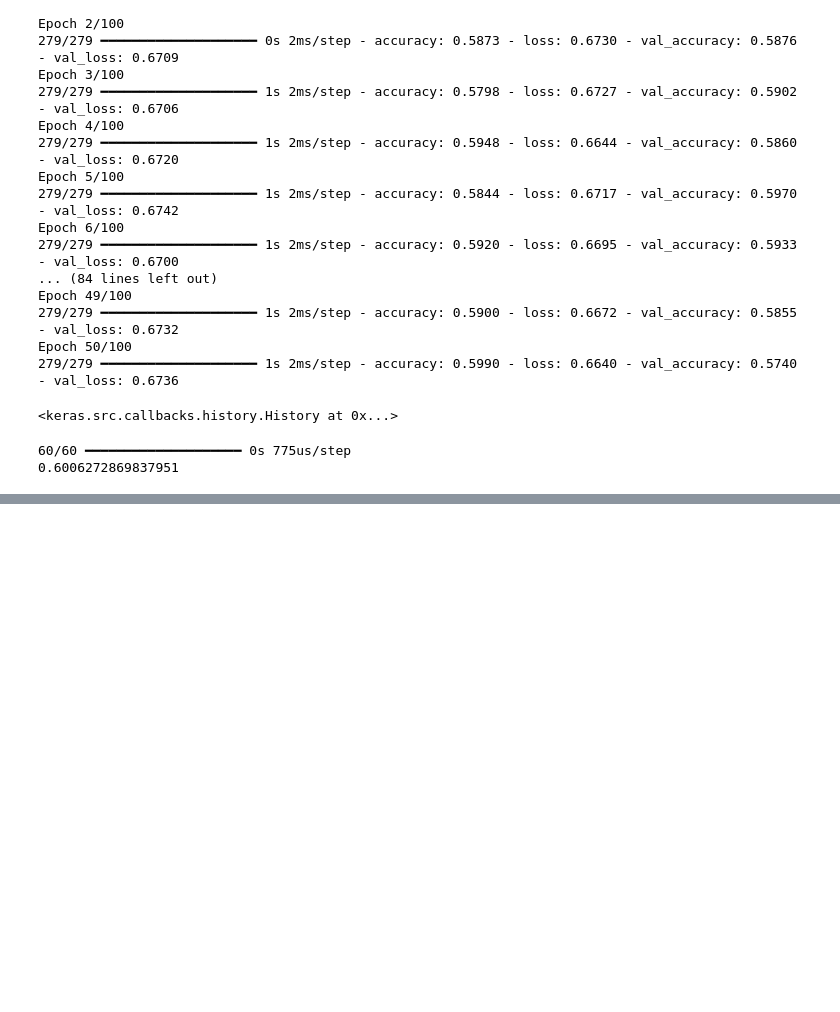
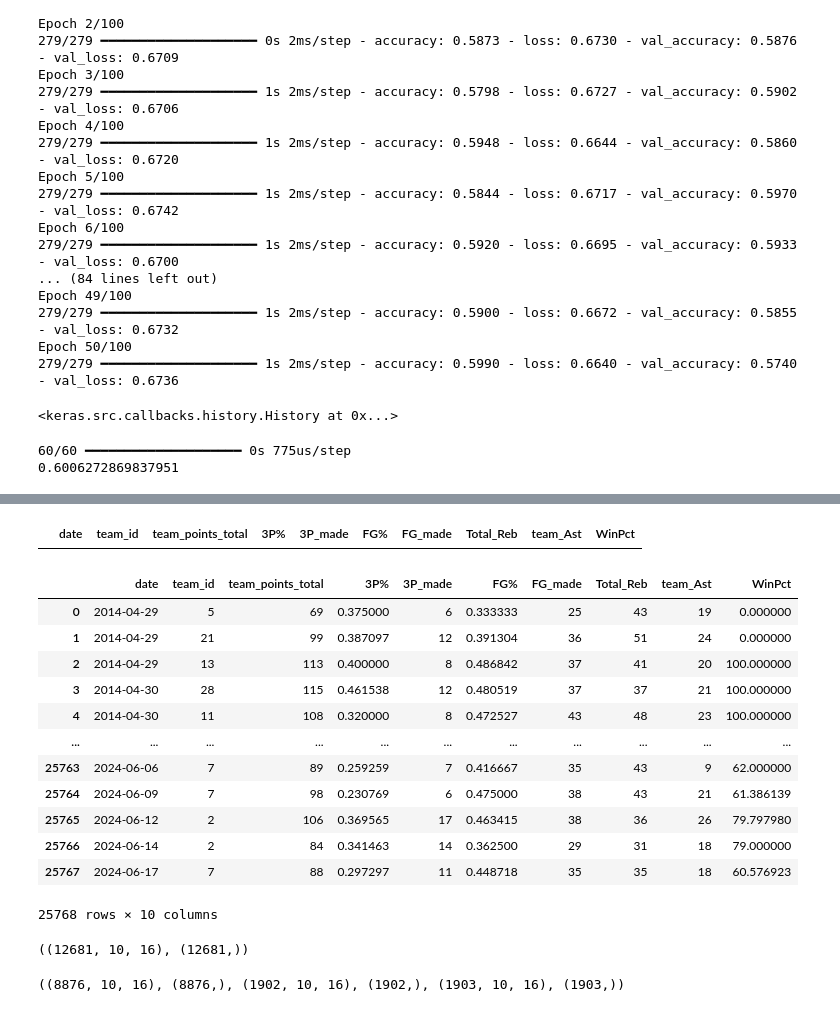
Before and after one commit to maxbraith/NBAModel, a Jupyter notebook: NBAModel/TimeSeriesML/timeSeriesWinner.ipynb, the cells around one changed output, grey strips where cells are left out. Drawn from its saved outputs; the diff is of its cells as text; code cells hidden in the pictures; blank space fills up the shorter version.

Commit message:
Added rebounds, assists, and win percentage into the mdoel. Switched datasets

```diff
--- a/NBAModel/TimeSeriesML/timeSeriesWinner.ipynb
+++ b/NBAModel/TimeSeriesML/timeSeriesWinner.ipynb
@@ -1081,0 +1123,3 @@ print(accuracy_score(y4_test, y_pred_binary))
+# %%
+dfLim5['winner_binary'] = (dfLim5['winner'] == df['awayTeam']).astype(int)
+dfLim5
@@ -1081,0 +1145,5 @@ print(accuracy_score(y4_test, y_pred_binary))
+# %%
+#adding 3P made
+dfLim5.insert(dfLim5.columns.get_loc('homeTeam_3P') + 1, 'homeTeam_3P_made', dfLim5['homeTeam_3P'].str.split('-').apply(lambda x: int(x[0]) if isinstance(x, list) and len(x) == 2 else np.nan))
+dfLim5.insert(dfLim5.columns.get_loc('awayTeam_3P') + 1, 'awayTeam_3P_made', dfLim5['awayTeam_3P'].str.split('-').apply(lambda x: int(x[0]) if isinstance(x, list) and len(x) == 2 else np.nan))
+dfLim5
@@ -1081,0 +1164,5 @@ print(accuracy_score(y4_test, y_pred_binary))
+# %%
+#adding FG made
+dfLim5.insert(dfLim5.columns.get_loc('homeTeam_FG') + 1, 'homeTeam_FG_made', dfLim5['homeTeam_FG'].str.split('-').apply(lambda x: int(x[0]) if isinstance(x, list) and len(x) == 2 else np.nan))
+dfLim5.insert(dfLim5.columns.get_loc('awayTeam_FG') + 1, 'awayTeam_FG_made', dfLim5['awayTeam_FG'].str.split('-').apply(lambda x: int(x[0]) if isinstance(x, list) and len(x) == 2 else np.nan))
+dfLim5
@@ -1081,0 +1183,8 @@ print(accuracy_score(y4_test, y_pred_binary))
+# %%
+#Format as percentage
+dfLim5['homeTeam_3P'] = dfLim5['homeTeam_3P'].str.split('-').apply(lambda x: int(x[0]) / int(x[1]) if isinstance(x, list) and len(x) == 2 else np.nan)
+dfLim5['awayTeam_3P'] = dfLim5['awayTeam_3P'].str.split('-').apply(lambda x: int(x[0]) / int(x[1]) if isinstance(x, list) and len(x) == 2 else np.nan)
+dfLim5['homeTeam_FG'] = dfLim5['homeTeam_FG'].str.split('-').apply(lambda x: int(x[0]) / int(x[1]) if isinstance(x, list) and len(x) == 2 else np.nan)
+dfLim5['awayTeam_FG'] = dfLim5['awayTeam_FG'].str.split('-').apply(lambda x: int(x[0]) / int(x[1]) if isinstance(x, list) and len(x) == 2 else np.nan)
+
+dfLim5
@@ -1081,0 +1225,33 @@ print(accuracy_score(y4_test, y_pred_binary))
+# %%
+dfIDtoStat5 = pd.DataFrame(columns=['date', 'team_id', 'team_points_total', '3P%', '3P_made', 'FG%', 'FG_made', 'Total_Reb', 'team_Ast', 'WinPct'])
+dfIDtoStat5
+# %% [output]
+|  | date | team_id | team_points_total | 3P% | 3P_made | FG% | FG_made | Total_Reb | team_Ast | WinPct |
+# %%
+# Create DataFrame for home team statistics
+home_df = dfLim5[['date', 'homeTeamSubject_id', 'homeTeam_points_total', 'homeTeam_3P', 'homeTeam_3P_made', 'homeTeam_FG', 'homeTeam_FG_made', 'homeTeam_Total_Reb', 'homeTeam_Ast', 'homeWinPct']].copy()
+home_df.columns = ['date', 'team_id', 'team_points_total', '3P%', '3P_made', 'FG%', 'FG_made', 'Total_Reb', 'team_Ast', 'WinPct']
+
+# Create DataFrame for away team statistics
+away_df = dfLim5[['date', 'awayTeamSubject_id', 'awayTeam_points_total', 'awayTeam_3P', 'awayTeam_3P_made', 'awayTeam_FG', 'awayTeam_FG_made', 'awayTeam_Total_Reb', 'awayTeam_Ast', 'awayWinPct']].copy()
+away_df.columns = ['date', 'team_id', 'team_points_total', '3P%', '3P_made', 'FG%', 'FG_made', 'Total_Reb', 'team_Ast', 'WinPct']
+
+# Combine both DataFrames
+dfIDtoStat5 = pd.concat([home_df, away_df], ignore_index=True)
+
+# Display the resulting DataFrame
+dfIDtoStat5
+# %% [output]
+|  | date | team_id | team_points_total | 3P% | 3P_made | FG% | FG_made | Total_Reb | team_Ast | WinPct |
+| 0 | 2014-04-29 | 5 | 69 | 0.375000 | 6 | 0.333333 | 25 | 43 | 19 | 0.000000 |
+| 1 | 2014-04-29 | 21 | 99 | 0.387097 | 12 | 0.391304 | 36 | 51 | 24 | 0.000000 |
+| 2 | 2014-04-29 | 13 | 113 | 0.400000 | 8 | 0.486842 | 37 | 41 | 20 | 100.000000 |
+| 3 | 2014-04-30 | 28 | 115 | 0.461538 | 12 | 0.480519 | 37 | 37 | 21 | 100.000000 |
+| 4 | 2014-04-30 | 11 | 108 | 0.320000 | 8 | 0.472527 | 43 | 48 | 23 | 100.000000 |
+| ... | ... | ... | ... | ... | ... | ... | ... | ... | ... | ... |
+| 25763 | 2024-06-06 | 7 | 89 | 0.259259 | 7 | 0.416667 | 35 | 43 | 9 | 62.000000 |
+| 25764 | 2024-06-09 | 7 | 98 | 0.230769 | 6 | 0.475000 | 38 | 43 | 21 | 61.386139 |
+| 25765 | 2024-06-12 | 2 | 106 | 0.369565 | 17 | 0.463415 | 38 | 36 | 26 | 79.797980 |
+| 25766 | 2024-06-14 | 2 | 84 | 0.341463 | 14 | 0.362500 | 29 | 31 | 18 | 79.000000 |
+| 25767 | 2024-06-17 | 7 | 88 | 0.297297 | 11 | 0.448718 | 35 | 35 | 18 | 60.576923 |
+25768 rows × 10 columns
@@ -1081,0 +1260,13 @@ print(accuracy_score(y4_test, y_pred_binary))
+# %%
+#X1.Shape is num data, window size, variables
+X5, y5 = df_to_X_y(dfLim5, dfIDtoStat5, 10)
+X5.shape, y5.shape
+# %% [output]
+((12681, 10, 16), (12681,))
+# %%
+#70-15-15 split
+X5_train, X5_temp, y5_train, y5_temp = train_test_split(X5, y5, test_size=0.3, random_state=42)
+X5_val, X5_test, y5_val, y5_test = train_test_split(X5_temp, y5_temp, test_size=0.5, random_state=42)
+X5_train.shape, y5_train.shape, X5_val.shape, y5_val.shape, X5_test.shape, y5_test.shape
+# %% [output]
+((8876, 10, 16), (8876,), (1902, 10, 16), (1902,), (1903, 10, 16), (1903,))
```
Also changed, not shown: parts of 12 cells of this notebook, 1 other file.
